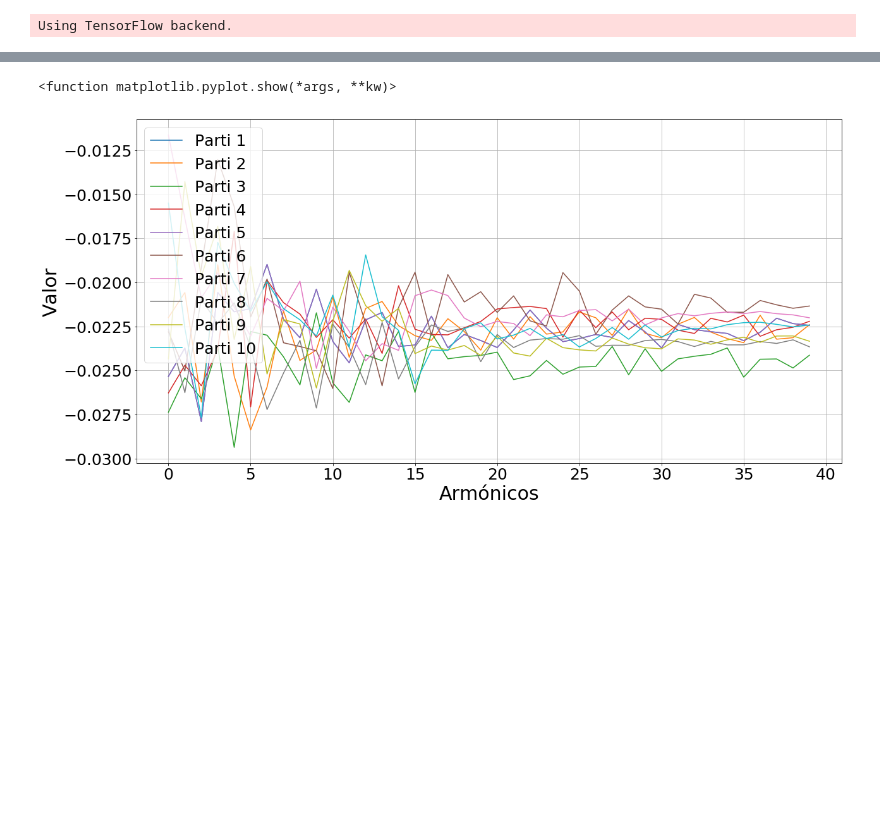
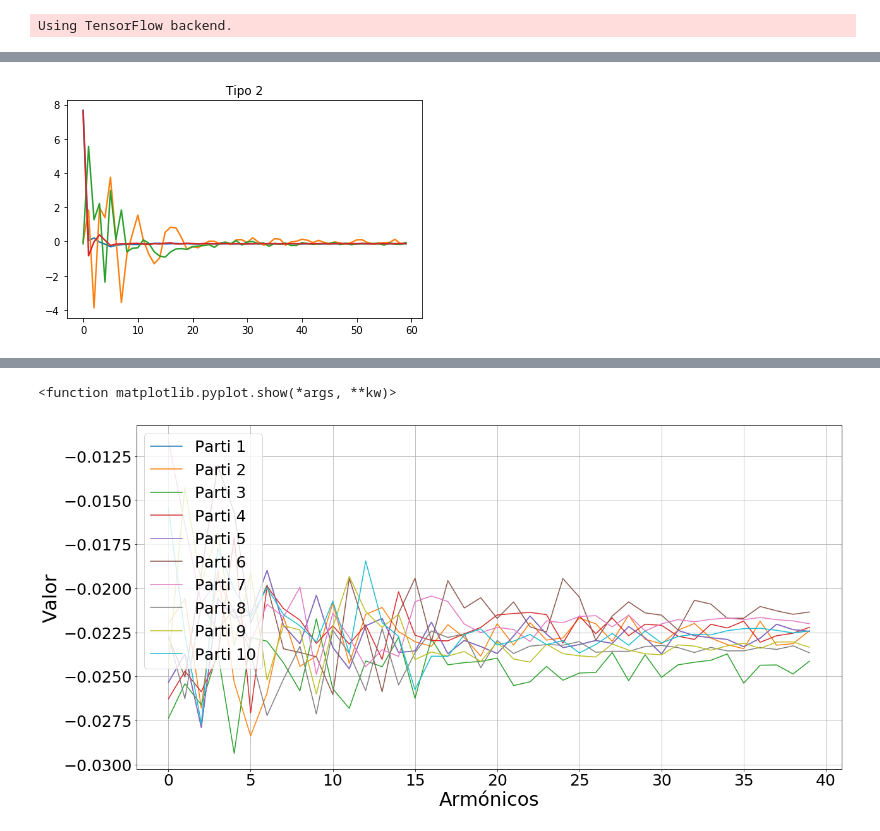
Before and after one commit to Gamalielmch/Morphology, a Jupyter notebook: Jupyter Neural Network/roundness.ipynb, the cells around one changed output, grey strips where cells are left out. Saved outputs shown, nothing was run; the diff lists cells and outputs as text; code cells hidden in the pictures; blank space fills up the shorter version.

```diff
--- a/Jupyter Neural Network/roundness.ipynb
+++ b/Jupyter Neural Network/roundness.ipynb
@@ -30,0 +54,15 @@ test_df = pd.read_csv("testdata.csv")
+# %%
+leng_chain=869
+scaler = StandardScaler()
+fig = plt.figure(figsize = (14,4))
+arr = np.transpose(vector[:,:,0])
+arr_std=scaler.fit_transform(arr)
+b = fig.add_subplot(1, 2, 2)
+b.set_title('Tipo 2')
+plt.plot(arr_std2[:,0])
+plt.plot(arr_std2[:,1])
+plt.plot(arr_std2[:,2])
+plt.plot(arr_std2[:,3])
+plt.show()
+# %% [output]
+[figure, added]
```
Also changed, not shown: parts of 9 cells of this notebook, 1 other file.
